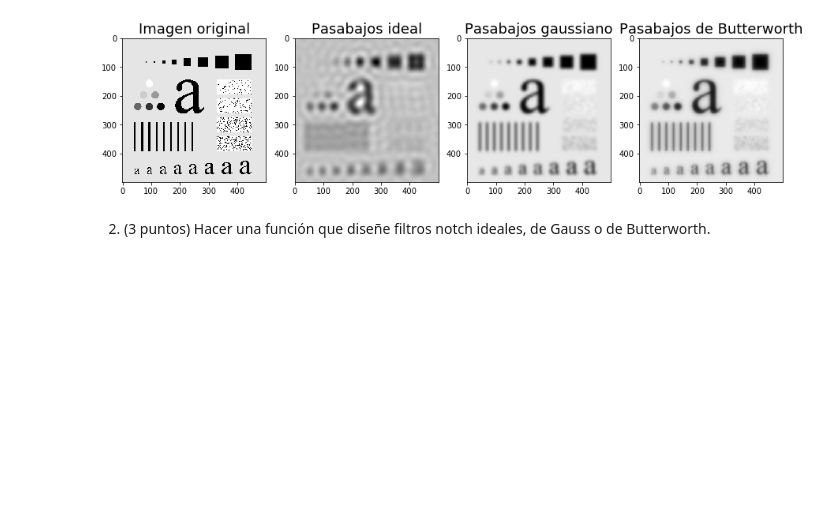
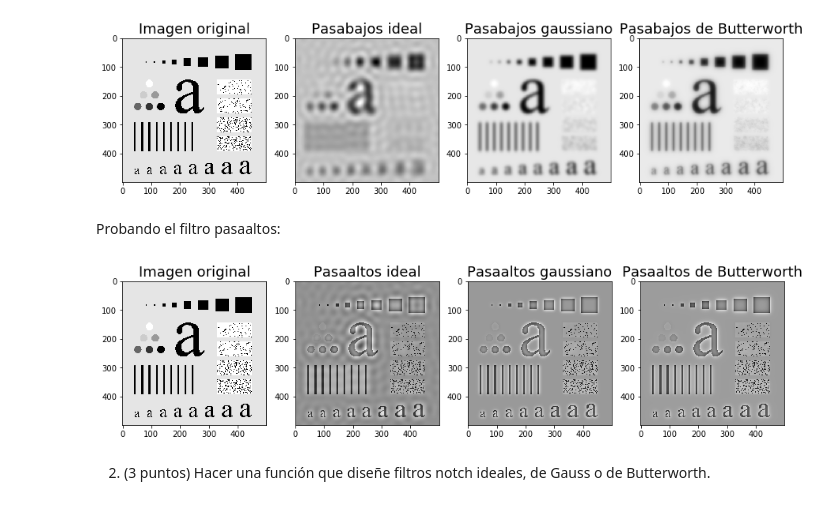
Before and after one commit to Pagutri/MasterFilter, a Jupyter notebook: paty.ipynb, the cells around one changed output. Cells and saved outputs as stored; diff of their text form; code cells hidden in the pictures; blank space fills up the shorter version.

Commit message:
Ya está el pasaaltos

```diff
--- a/paty.ipynb
+++ b/paty.ipynb
@@ -84,3 +84,35 @@ plt.imshow(prueba_btw_pasabajos, cmap = 'gray')
 plt.title('Pasabajos de Butterworth', size = 18);
 # %% [output]
 [figure]
+# %%
+def kernel_pasaaltos(imagen, d0 = 15, forma = 0, n = 1):
+    """forma = 0 para kernel ideal, 1 para gaussiano y cualquier otro para Butterworth."""
+    kernel = 1.0 - kernel_pasabajos(imagen, d0, forma, n)
+
+    return kernel
+# %% [markdown]
+Probando el filtro pasaaltos:
+# %%
+ker_ideal_pasaaltos = kernel_pasaaltos(img_prueba)
+ker_gauss_pasaaltos = kernel_pasaaltos(img_prueba, forma = 1)
+ker_btw_pasaaltos = kernel_pasaaltos(img_prueba, forma = 2)
+# %%
+prueba_ideal_pasaaltos = aplicar_filtro(img_prueba, ker_ideal_pasaaltos)
+prueba_gauss_pasaaltos = aplicar_filtro(img_prueba, ker_gauss_pasaaltos)
+prueba_btw_pasaaltos = aplicar_filtro(img_prueba, ker_btw_pasaaltos)
+# %%
+fig = plt.figure(figsize = (15, 10))
+fig.add_subplot(1, 4, 1)
+plt.imshow(img_prueba, cmap = 'gray')
+plt.title('Imagen original', size = 18);
+fig.add_subplot(1, 4, 2)
+plt.imshow(prueba_ideal_pasaaltos, cmap = 'gray')
+plt.title('Pasaaltos ideal', size = 18);
+fig.add_subplot(1, 4, 3)
+plt.imshow(prueba_gauss_pasaaltos, cmap = 'gray')
+plt.title('Pasaaltos gaussiano', size = 18);
+fig.add_subplot(1, 4, 4)
+plt.imshow(prueba_btw_pasaaltos, cmap = 'gray')
+plt.title('Pasaaltos de Butterworth', size = 18);
+# %% [output]
+[figure, added]
```
Also changed, not shown: parts of 1 cell of this notebook.
